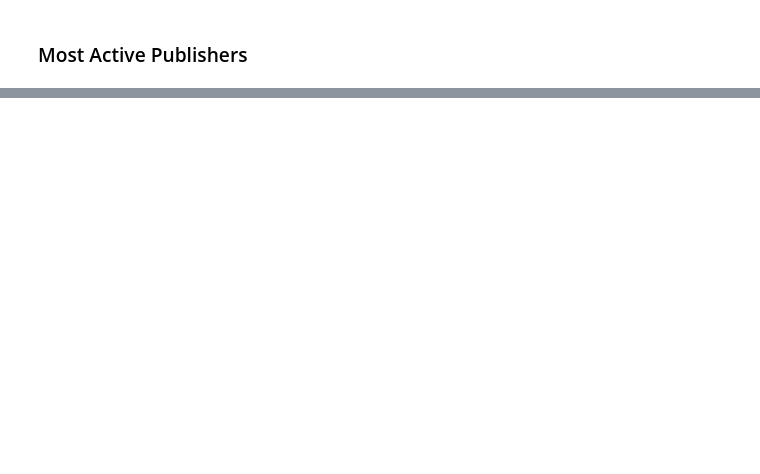
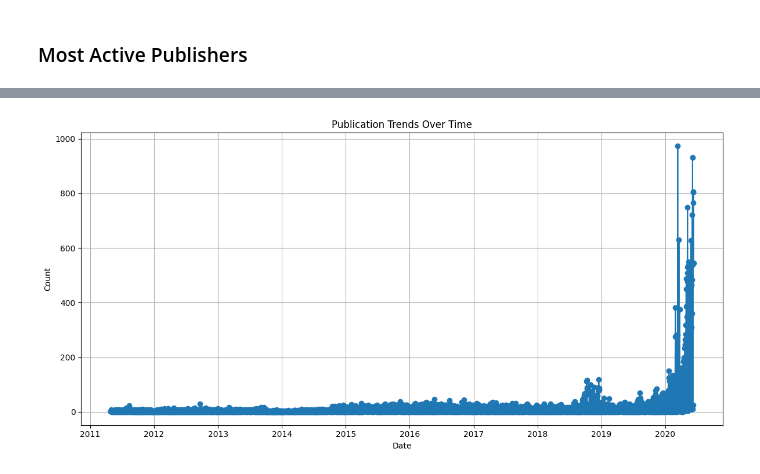
Before and after one commit to Ty-Miki/financial-news-sentiment, a Jupyter notebook: notebooks/EDA.ipynb, the cells around one changed output, grey strips where cells are left out. Cells and saved outputs as stored; diff of their text form; code cells hidden in the pictures; blank space fills up the shorter version.

Commit message:
I did trends analysis on publication dates using TimeSeriesTrendsAnalyzer utility class and PlotGenerator for visualization, added tests for all the new utility classes and methods

```diff
--- a/notebooks/EDA.ipynb
+++ b/notebooks/EDA.ipynb
@@ -218,0 +221,6 @@ plotter.plot_ranked_bar_chart(
+# %%
+# Use TimeSeriesTrendsAnalyzer to analyze trends over time
+from eda_utils.time_series_trends import TimeSeriesTrendsAnalyzer
+time_series_analyzer = TimeSeriesTrendsAnalyzer()
+trends_df = time_series_analyzer.get_publication_counts(df=flagged_df, date_column="date")
+trends_df.head()
@@ -218,0 +236,10 @@ plotter.plot_ranked_bar_chart(
+# %%
+# Use PlotGenerator to visualize trends over time
+plotter.plot_time_series(
+    df=trends_df,
+    date_column="date",
+    value_column="article_count",
+    title="Publication Trends Over Time",
+)
+# %% [output]
+[figure, added]
```
Also changed, not shown: parts of 11 cells of this notebook, 4 other files.
